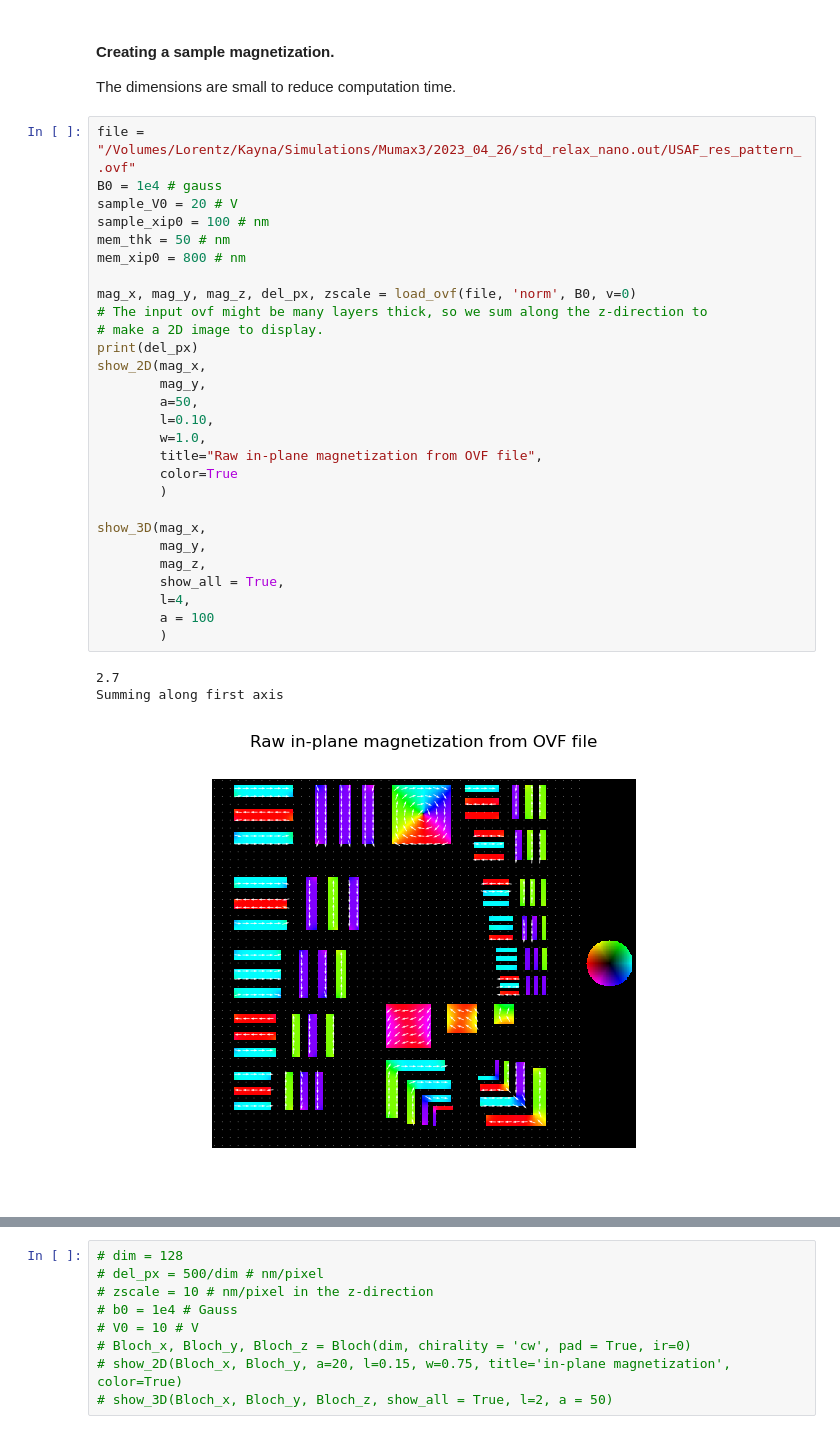
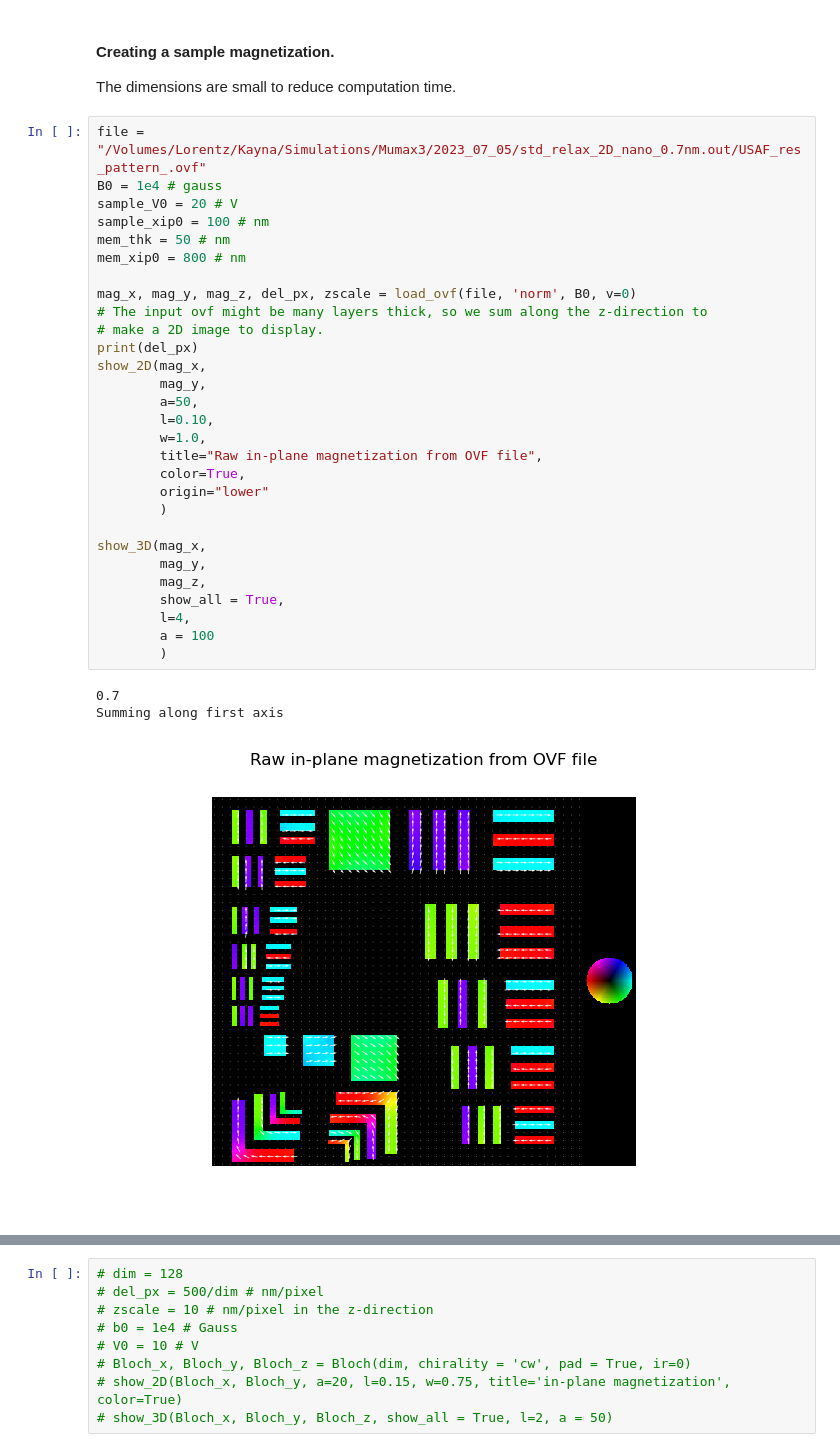
Before and after one commit to KaynaL-MT/PyLorentz, a Jupyter notebook: Examples/SIM_KaynaL-MT.ipynb, the cells around one changed output, grey strips where cells are left out. Drawn from its saved outputs; the diff is of its cells as text.

```diff
--- a/Examples/SIM_KaynaL-MT.ipynb
+++ b/Examples/SIM_KaynaL-MT.ipynb
@@ -163,34 +163,35 @@ Here we show each of the main steps that takes place in reconstruc_ovf(), using
 #### Creating a sample magnetization.
 The dimensions are small to reduce computation time.
 # %%
-file = "/Volumes/Lorentz/Kayna/Simulations/Mumax3/2023_04_26/std_relax_nano.out/USAF_res_pattern_.ovf"
+file = "/Volumes/Lorentz/Kayna/Simulations/Mumax3/2023_07_05/std_relax_2D_nano_0.7nm.out/USAF_res_pattern_.ovf"
 B0 = 1e4 # gauss
 sample_V0 = 20 # V
 sample_xip0 = 100 # nm
 mem_thk = 50 # nm
 mem_xip0 = 800 # nm
 
 mag_x, mag_y, mag_z, del_px, zscale = load_ovf(file, 'norm', B0, v=0)
 # The input ovf might be many layers thick, so we sum along the z-direction to
 # make a 2D image to display.
 print(del_px)
 show_2D(mag_x,
         mag_y,
         a=50,
         l=0.10,
         w=1.0,
         title="Raw in-plane magnetization from OVF file",
-        color=True
+        color=True,
+        origin="lower"
         )
 
 show_3D(mag_x,
         mag_y,
         mag_z,
         show_all = True,
         l=4,
         a = 100
         )
 # %% [output]
-2.7
+0.7
 Summing along first axis
-[figure, old version]
+[figure, new version]
```
Also changed, not shown: parts of 8 cells of this notebook, 3 other files.
